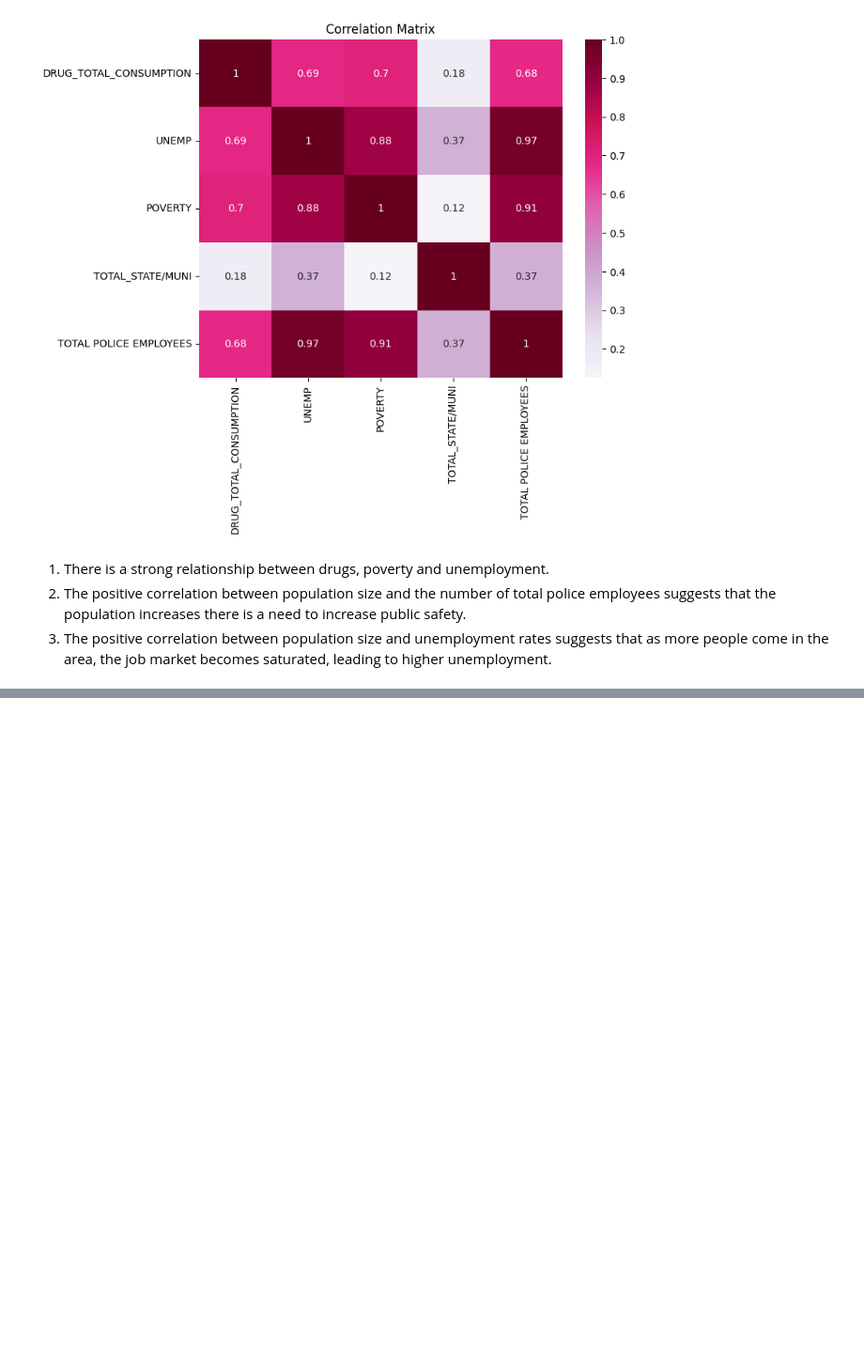
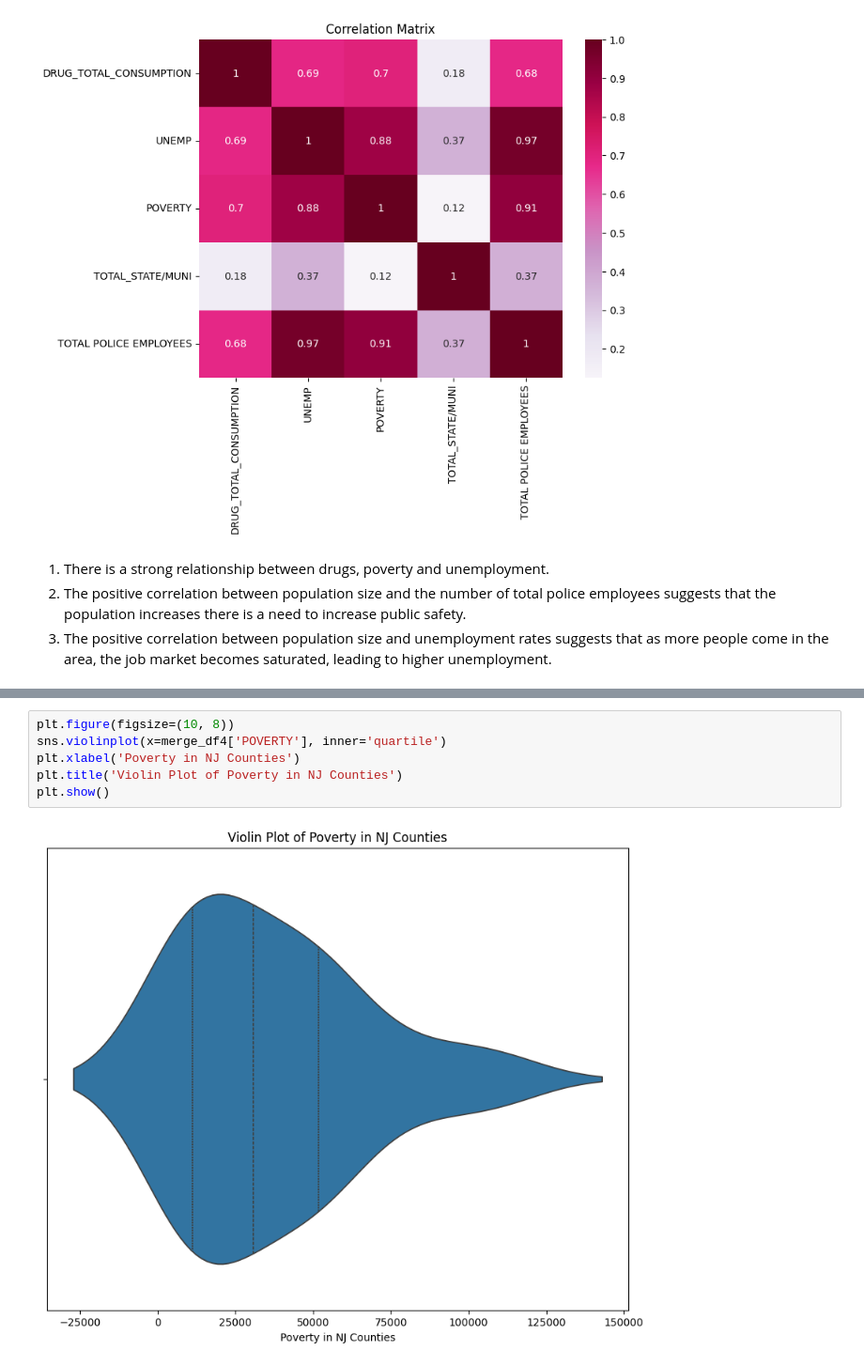
Before and after one commit to Amistad755/vis, a Jupyter notebook: surprise_file.ipynb, the cells around one changed output, grey strips where cells are left out. Shown at 94% size. Drawn from its saved outputs; the diff is of its cells as text; blank space fills up the shorter version.

```diff
--- a/surprise_file.ipynb
+++ b/surprise_file.ipynb
@@ -453,0 +481,8 @@ plt.show()
+# %%
+plt.figure(figsize=(10, 8))
+sns.violinplot(x=merge_df4['POVERTY'], inner='quartile')
+plt.xlabel('Poverty in NJ Counties')
+plt.title('Violin Plot of Poverty in NJ Counties')
+plt.show()
+# %% [output]
+[figure, added]
```
Also changed, not shown: parts of 18 cells of this notebook.
